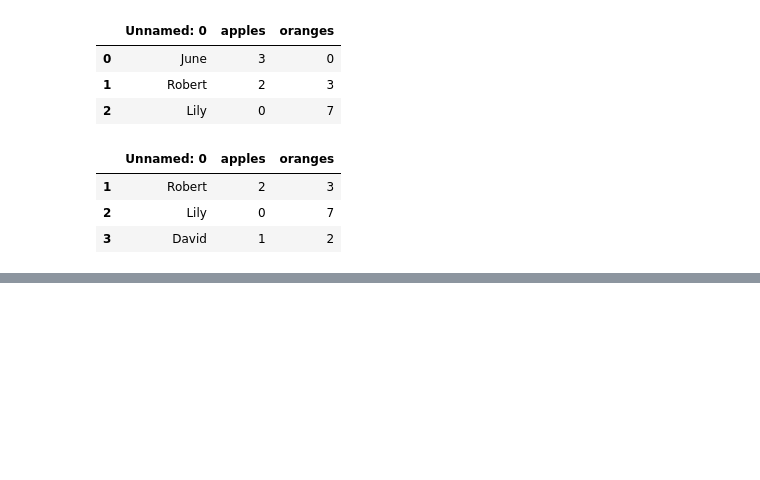
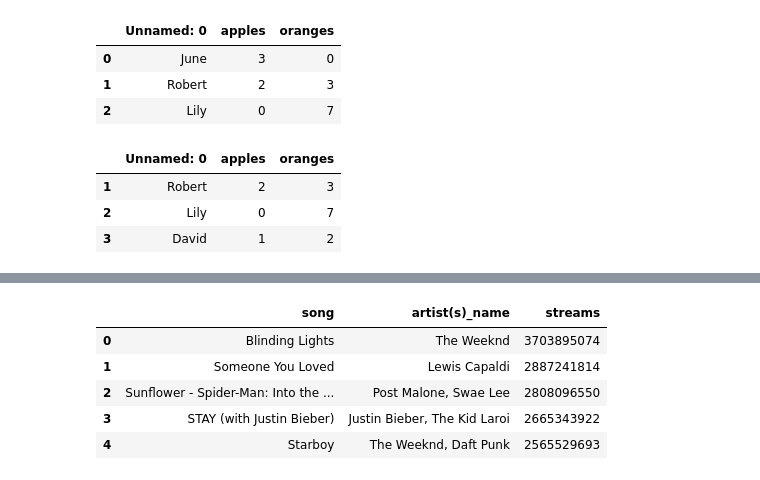
Before and after one commit to annazolina281/CPE-031-VDA-Cpe-21s4, a Jupyter notebook: Exercise_7.ipynb, the cells around one changed output, grey strips where cells are left out. Saved outputs shown, nothing was run; the diff lists cells and outputs as text; code cells hidden in the pictures; blank space fills up the shorter version.

```diff
--- a/Exercise_7.ipynb
+++ b/Exercise_7.ipynb
@@ -101,0 +171,40 @@ data.tail(3)
+# %%
+import pandas as pd
+
+data = [
+    {
+        'song': 'Blinding Lights',
+        'artist(s)_name': 'The Weeknd',
+        'streams': 3703895074
+    },
+    {
+        'song': 'Someone You Loved',
+        'artist(s)_name': 'Lewis Capaldi',
+        'streams': 2887241814
+    },
+    {
+        'song': 'Sunflower - Spider-Man: Into the Spider-Verse',
+        'artist(s)_name': 'Post Malone, Swae Lee',
+        'streams': 2808096550
+    },
+    {
+        'song': 'STAY (with Justin Bieber)',
+        'artist(s)_name': 'Justin Bieber, The Kid Laroi',
+        'streams': 2665343922
+    },
+    {
+        'song': 'Starboy',
+        'artist(s)_name': 'The Weeknd, Daft Punk',
+        'streams': 2565529693
+    }
+]
+
+df = pd.DataFrame(data)
+(df)
+# %% [output]
+|  | song | artist(s)_name | streams |
+| 0 | Blinding Lights | The Weeknd | 3703895074 |
+| 1 | Someone You Loved | Lewis Capaldi | 2887241814 |
+| 2 | Sunflower - Spider-Man: Into the ... | Post Malone, Swae Lee | 2808096550 |
+| 3 | STAY (with Justin Bieber) | Justin Bieber, The Kid Laroi | 2665343922 |
+| 4 | Starboy | The Weeknd, Daft Punk | 2565529693 |
```
Also changed, not shown: parts of 6 cells of this notebook.
